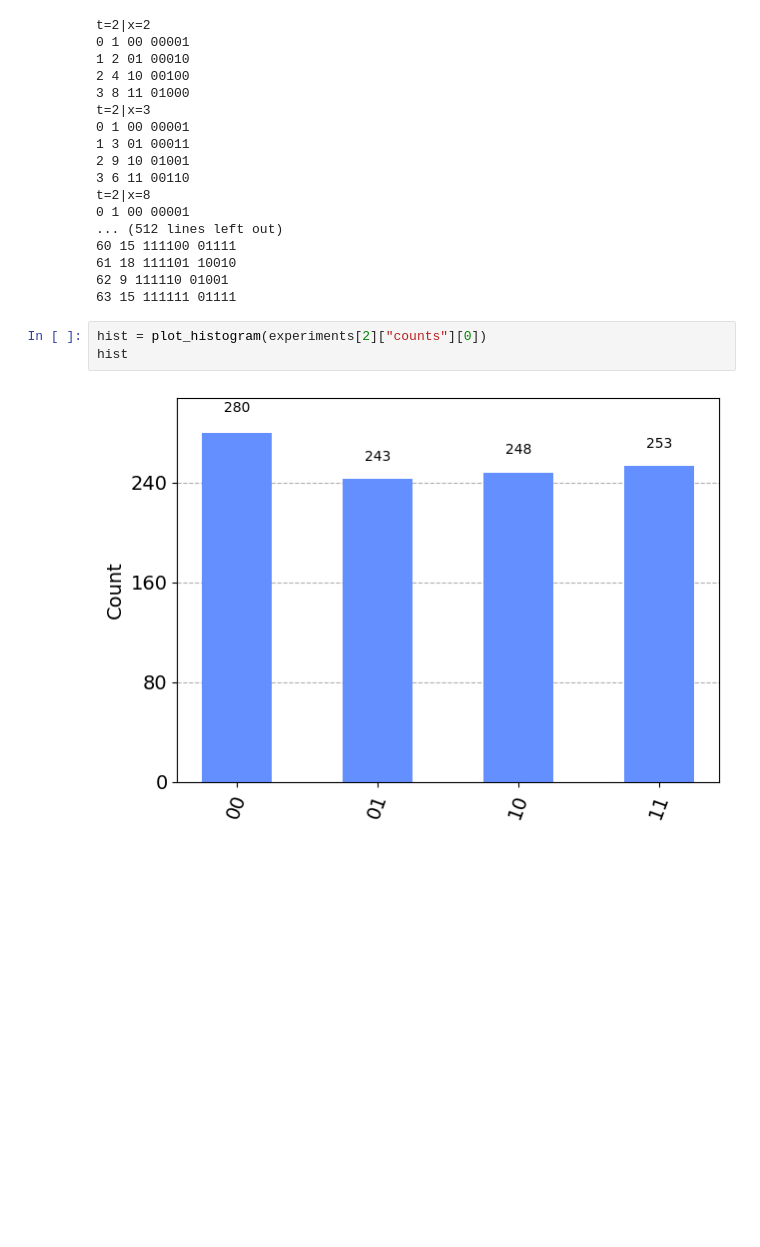
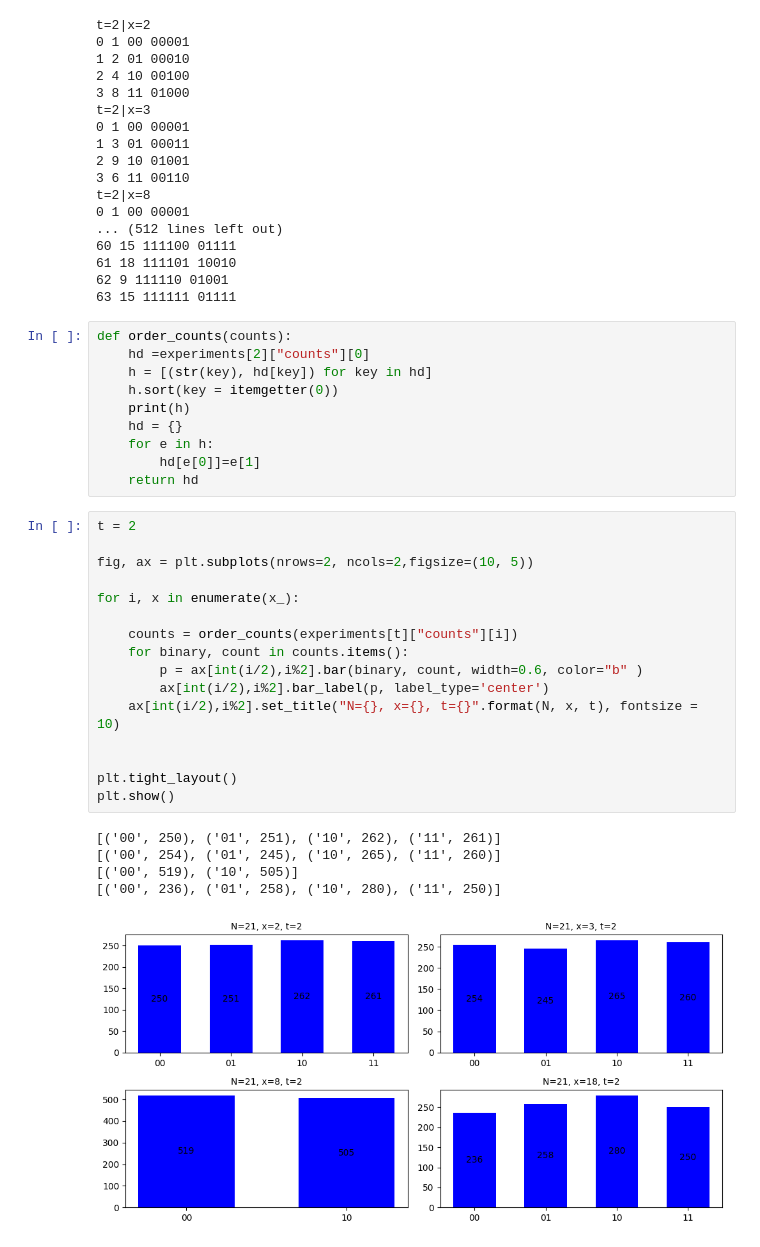
Before and after one commit to VoicuTomut/QuantumComputation, a Jupyter notebook: Factoring /frequency.ipynb, the cells around one changed output. Saved outputs shown, nothing was run; the diff lists cells and outputs as text; blank space fills up the shorter version.

```diff
--- a/Factoring /frequency.ipynb
+++ b/Factoring /frequency.ipynb
@@ -233,7 +252,34 @@ t=2|x=8
 62 9 111110 01001
 63 15 111111 01111
 # %%
-hist = plot_histogram(experiments[2]["counts"][0])
-hist
+def order_counts(counts):
+    hd =experiments[2]["counts"][0]
+    h = [(str(key), hd[key]) for key in hd]
+    h.sort(key = itemgetter(0))
+    print(h)
+    hd = {}
+    for e in h:
+        hd[e[0]]=e[1]
+    return hd
-# %% [output]
-[figure, removed]
+# %%
+t = 2
+
+fig, ax = plt.subplots(nrows=2, ncols=2,figsize=(10, 5))
+
+for i, x in enumerate(x_):
+
+    counts = order_counts(experiments[t]["counts"][i])
+    for binary, count in counts.items():
+        p = ax[int(i/2),i%2].bar(binary, count, width=0.6, color="b" )
+        ax[int(i/2),i%2].bar_label(p, label_type='center')
+    ax[int(i/2),i%2].set_title("N={}, x={}, t={}".format(N, x, t), fontsize = 10)
+
+
+plt.tight_layout()
+plt.show()
+# %% [output]
+[('00', 250), ('01', 251), ('10', 262), ('11', 261)]
+[('00', 254), ('01', 245), ('10', 265), ('11', 260)]
+[('00', 519), ('10', 505)]
+[('00', 236), ('01', 258), ('10', 280), ('11', 250)]
+[figure, added]
```
Also changed, not shown: parts of 9 cells of this notebook, 1 other file.
